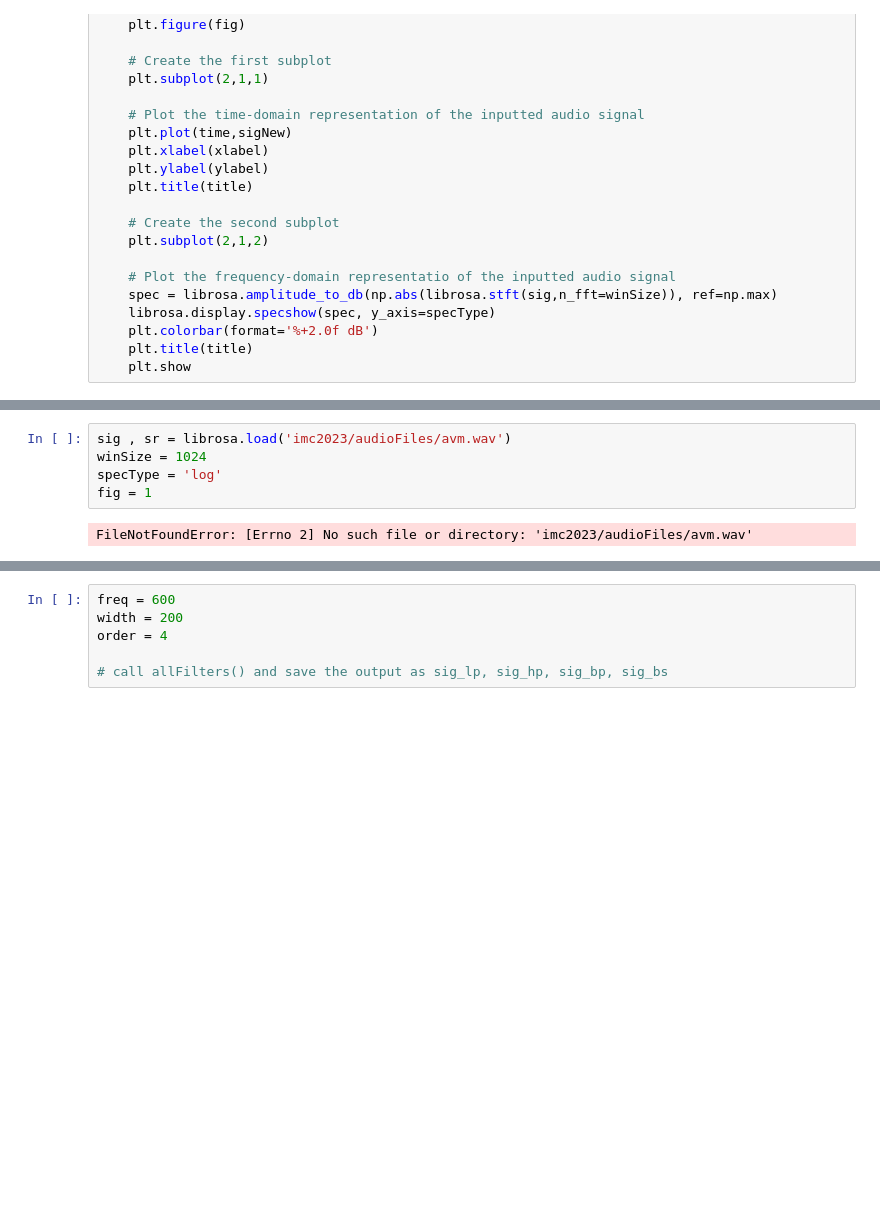
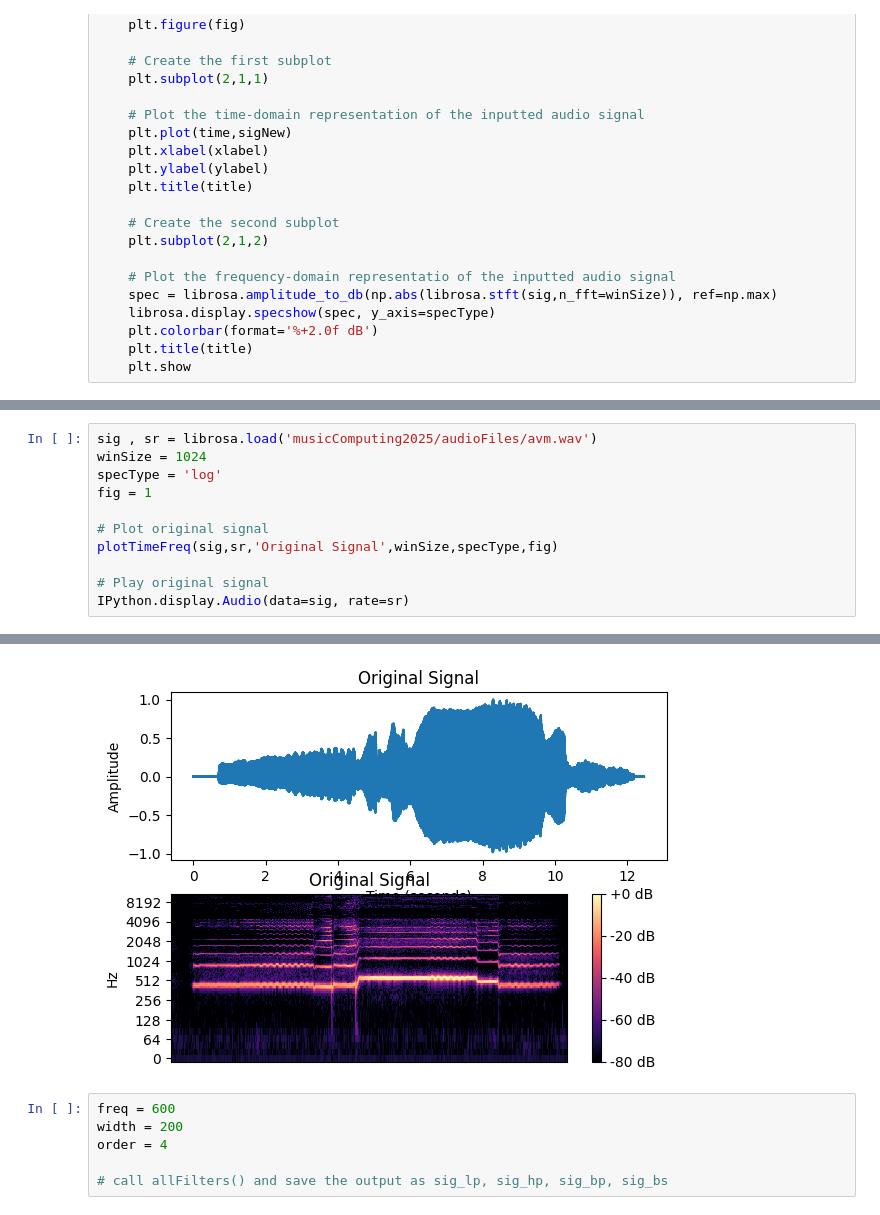
Before and after one commit to jadamcneill/music-computing, a Jupyter notebook: assignments/labAssignment5.ipynb, the cells around one changed output, grey strips where cells are left out. Cells and saved outputs as stored; diff of their text form; blank space fills up the shorter version.

```diff
--- a/assignments/labAssignment5.ipynb
+++ b/assignments/labAssignment5.ipynb
@@ -244,9 +208,14 @@ fig = 1
 # %% [output]
 IndentationError: expected an indented block after function definition on line 1 (<ipython-input-15-4cc673da3385>, line 18)
 # %%
-sig , sr = librosa.load('imc2023/audioFiles/avm.wav')
+sig , sr = librosa.load('musicComputing2025/audioFiles/avm.wav')
 winSize = 1024
 specType = 'log'
 fig = 1
+
+# Plot original signal
+plotTimeFreq(sig,sr,'Original Signal',winSize,specType,fig)
+
+# Play original signal
+IPython.display.Audio(data=sig, rate=sr)
 # %% [output]
-FileNotFoundError: [Errno 2] No such file or directory: 'imc2023/audioFiles/avm.wav'
@@ -253,3 +223,4 @@ FileNotFoundError: [Errno 2] No such file or directory: 'imc2023/audioFiles/avm.
+[figure, added]
 # %%
 freq = 600
 width = 200
```
Also changed, not shown: parts of 4 cells of this notebook.
